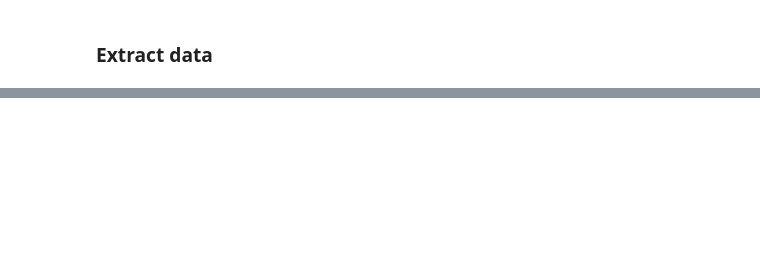
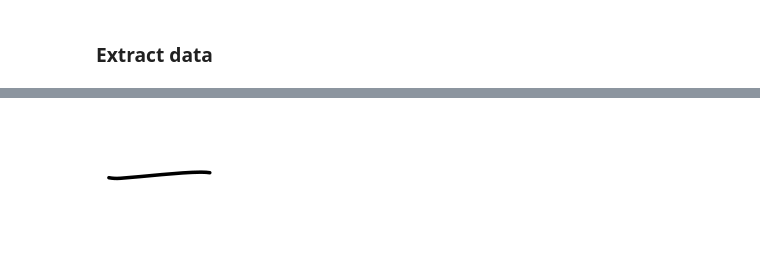
Before and after one commit to fkaita/stable-diffusion-kanji, a Jupyter notebook: clean_data.ipynb, the cells around one changed output, grey strips where cells are left out. Saved outputs shown, nothing was run; the diff lists cells and outputs as text; code cells hidden in the pictures; blank space fills up the shorter version.

```diff
--- a/clean_data.ipynb
+++ b/clean_data.ipynb
@@ -212,8 +324,11 @@ print(df_loaded)
 # %%
 from IPython.display import Image, display
 
 # Path to your PNG file
-png_file_path = "data/dataset/images/kvg:kanji_09fa0.png"
+file_name = "kvg:kanji_04e00.png"
+png_file_path = "data/dataset/" + file_name
 
 # Display the image
 display(Image(filename=png_file_path))
+# %% [output]
+[figure, added]
```
Also changed, not shown: parts of 17 cells of this notebook, 6 other files.
